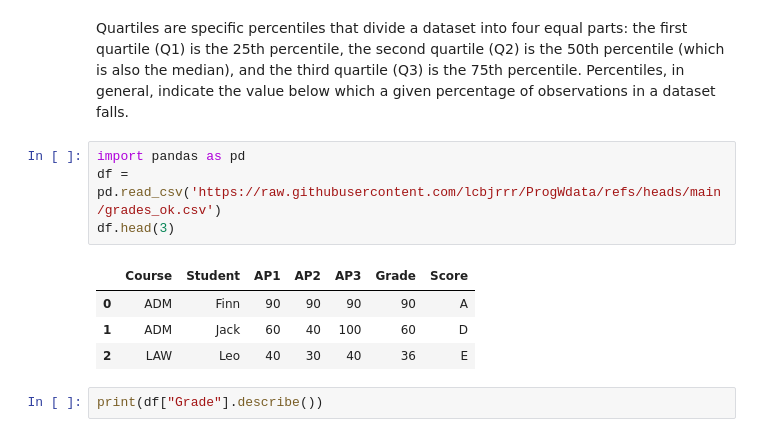
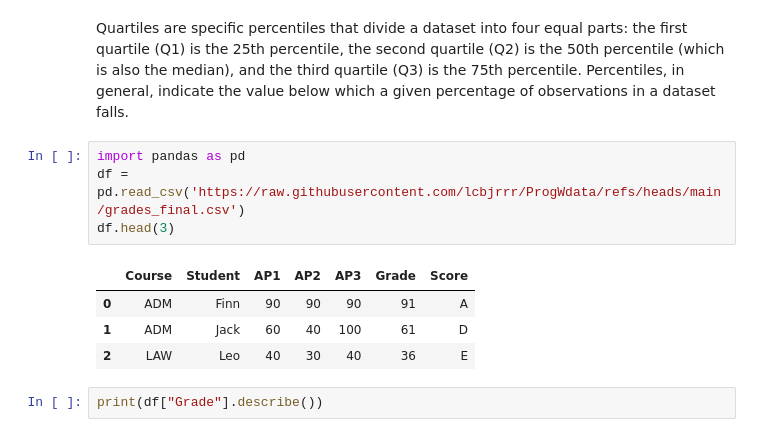
Before and after one commit to lcbjrrr/ProgWdata, a Jupyter notebook: CSC116_5_Box_Quartile.ipynb, the cells around one changed output. Cells and saved outputs as stored; diff of their text form.

```diff
--- a/CSC116_5_Box_Quartile.ipynb
+++ b/CSC116_5_Box_Quartile.ipynb
@@ -8,12 +10,12 @@ Quartiles and boxplots are valuable tools in descriptive statistics. Quartiles d
 Quartiles are specific percentiles that divide a dataset into four equal parts: the first quartile (Q1) is the 25th percentile, the second quartile (Q2) is the 50th percentile (which is also the median), and the third quartile (Q3) is the 75th percentile. Percentiles, in general, indicate the value below which a given percentage of observations in a dataset falls.
 # %%
 import pandas as pd
-df = pd.read_csv('https://raw.githubusercontent.com/lcbjrrr/ProgWdata/refs/heads/main/grades_ok.csv')
+df = pd.read_csv('https://raw.githubusercontent.com/lcbjrrr/ProgWdata/refs/heads/main/grades_final.csv')
 df.head(3)
 # %% [output]
 |  | Course | Student | AP1 | AP2 | AP3 | Grade | Score |
-| 0 | ADM | Finn | 90 | 90 | 90 | 90 | A |
-| 1 | ADM | Jack | 60 | 40 | 100 | 60 | D |
+| 0 | ADM | Finn | 90 | 90 | 90 | 91 | A |
+| 1 | ADM | Jack | 60 | 40 | 100 | 61 | D |
 | 2 | LAW | Leo | 40 | 30 | 40 | 36 | E |
 # %%
 print(df["Grade"].describe())
```
Also changed, not shown: parts of 1 cell of this notebook.
